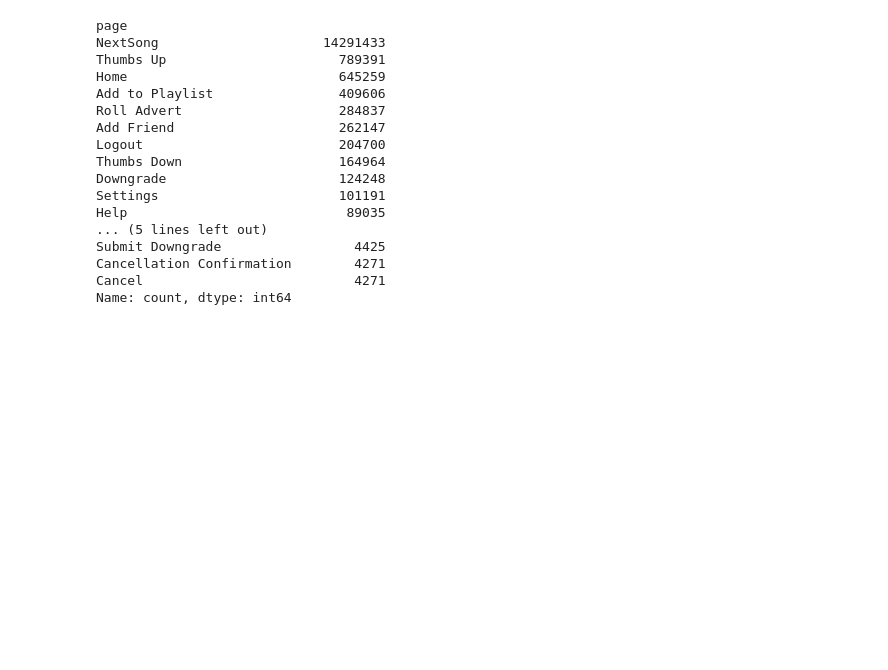
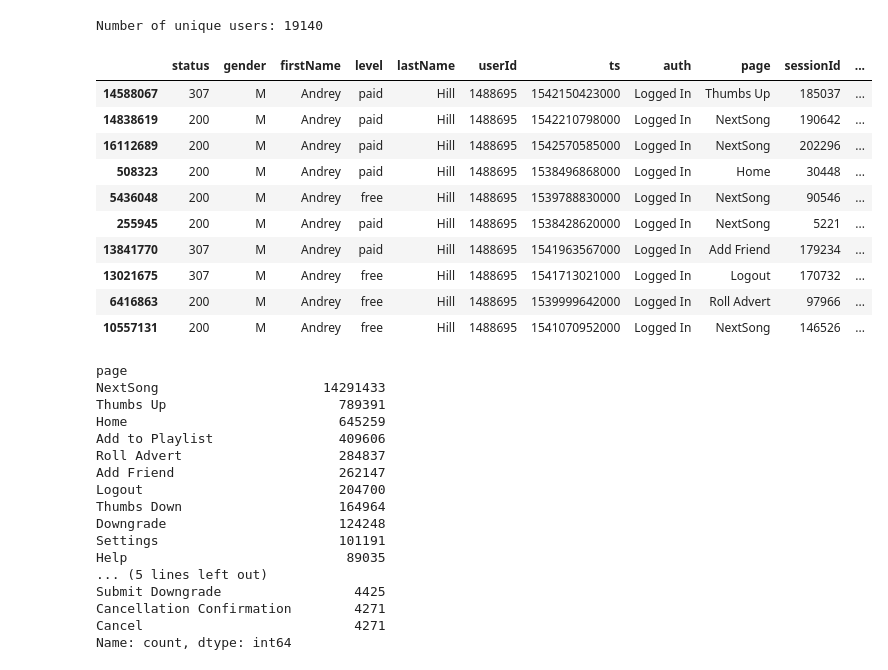
Before and after one commit to Hugo361/Churn_Prediction_26-27_DSAIB, a Jupyter notebook: Notebooks/01_EDA.ipynb, the cells around one changed output. Drawn from its saved outputs; the diff is of its cells as text; code cells hidden in the pictures; blank space fills up the shorter version.

```diff
--- a/Notebooks/01_EDA.ipynb
+++ b/Notebooks/01_EDA.ipynb
@@ -31,3 +48,22 @@ train.sample(5)
+# %%
+# Users are identified by their UserID, one UserID usually has multiple logs
+print("Number of unique users:",train['userId'].nunique())
+
+# Example : sample of the 10 first logs of user 1488695
+train[train['userId']=='1488695'].sort_values(by='time').sample(10)
+# %% [output]
+Number of unique users: 19140
+|  | status | gender | firstName | level | lastName | userId | ts | auth | page | sessionId | ... |
+| 14588067 | 307 | M | Andrey | paid | Hill | 1488695 | 1542150423000 | Logged In | Thumbs Up | 185037 | ... |
+| 14838619 | 200 | M | Andrey | paid | Hill | 1488695 | 1542210798000 | Logged In | NextSong | 190642 | ... |
+| 16112689 | 200 | M | Andrey | paid | Hill | 1488695 | 1542570585000 | Logged In | NextSong | 202296 | ... |
+| 508323 | 200 | M | Andrey | paid | Hill | 1488695 | 1538496868000 | Logged In | Home | 30448 | ... |
+| 5436048 | 200 | M | Andrey | free | Hill | 1488695 | 1539788830000 | Logged In | NextSong | 90546 | ... |
+| 255945 | 200 | M | Andrey | paid | Hill | 1488695 | 1538428620000 | Logged In | NextSong | 5221 | ... |
+| 13841770 | 307 | M | Andrey | paid | Hill | 1488695 | 1541963567000 | Logged In | Add Friend | 179234 | ... |
+| 13021675 | 307 | M | Andrey | free | Hill | 1488695 | 1541713021000 | Logged In | Logout | 170732 | ... |
+| 6416863 | 200 | M | Andrey | free | Hill | 1488695 | 1539999642000 | Logged In | Roll Advert | 97966 | ... |
+| 10557131 | 200 | M | Andrey | free | Hill | 1488695 | 1541070952000 | Logged In | NextSong | 146526 | ... |
 # %%
 # We identify the target variable "Cancellation Confirmation" & "Cancel"
 
```
Also changed, not shown: parts of 12 cells of this notebook.
